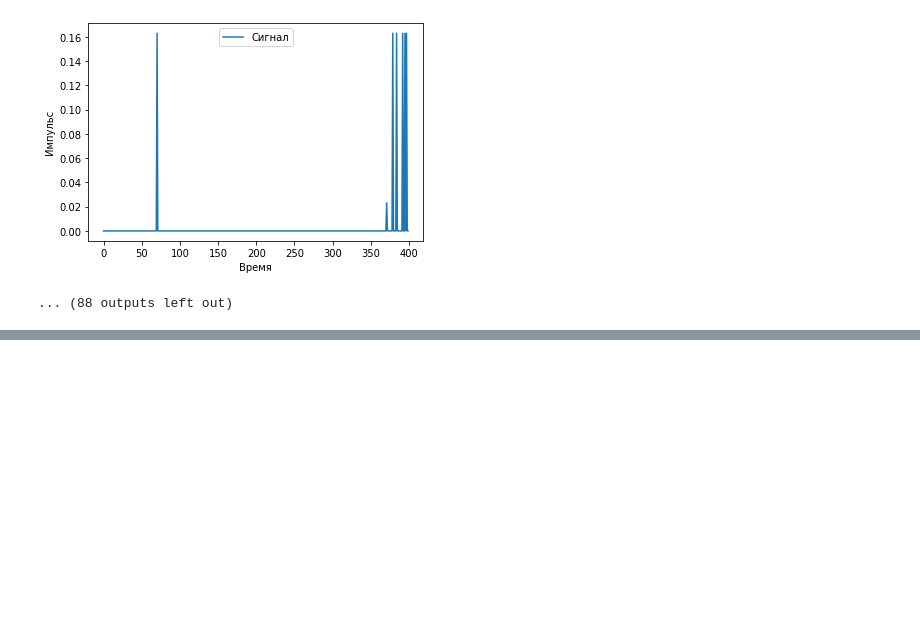
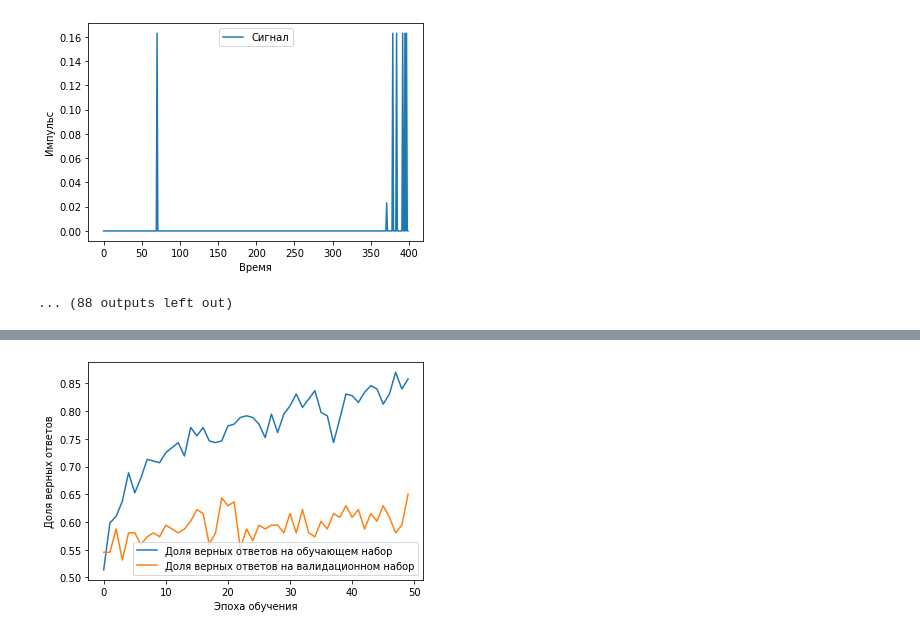
Before and after one commit to vasilevIT/emg-interface, a Jupyter notebook: rnn_emg_example.ipynb, the cells around one changed output, grey strips where cells are left out. Cells and saved outputs as stored; diff of their text form; code cells hidden in the pictures; blank space fills up the shorter version.

```diff
--- a/rnn_emg_example.ipynb
+++ b/rnn_emg_example.ipynb
@@ -171,9 +176,15 @@ for X_i in X_train2[idx,:]:
 # Y_train_res = one_hot_labels
 X_train_res = X_train2
 Y_train_res = train_labels
+
+# filtration
+
+row_sums = X_train_res.sum(axis=1)
+X_train_res = X_train_res / row_sums[:, np.newaxis]
+
 model = Sequential()
-num_classes = 9
-time_series = X_train.shape[1]
+num_classes = Y_train_res.shape[1]
+time_series = X_train_res.shape[1]
 model.add(Reshape((40, 10), input_shape=(400,)))
 model.add(SimpleRNN(64, input_shape=(None, 400, 1), return_sequences=True))
 model.add(SimpleRNN(8))
@@ -191,19 +202,6 @@ model.add(Dense(num_classes, activation='softmax'))
 model.compile(loss='categorical_crossentropy',
               optimizer='adam', metrics=['accuracy'])
 # Train the model, iterating on the data in batches of 32 samples
-model.fit(X_train_res, Y_train_res, epochs=50, batch_size=65, validation_split=0.3)
-y_pred = model.predict(X_train_res[0:1])
-# print(X_train[0:1])
-# print('X_pred')
-# print(X_train[0:1])
-print('y_pred')
-print(y_pred)
-
-plt.plot(X_train_res[140],
-         label='Сигнал')
-plt.xlabel('Время')
-plt.ylabel('Импульс')
-plt.legend()
-plt.savefig('emg_example.png')
+history = model.fit(X_train_res, Y_train_res, epochs=50, batch_size=65, validation_split=0.3)
 # %% [output]
 Epoch 1/50
@@ -226,0 +224,11 @@ y_pred
+# %%
+plt.plot(history.history['accuracy'],
+         label='Доля верных ответов на обучающем набор')
+plt.plot(history.history['val_accuracy'],
+         label='Доля верных ответов на валидационном набор')
+plt.xlabel('Эпоха обучения')
+plt.ylabel('Доля верных ответов')
+plt.legend()
+plt.savefig('simple_rnn_history_with_2_moves_normal_data.png')
+# %% [output]
+[figure, added]
```
Also changed, not shown: parts of 4 cells of this notebook, 2 other files.
